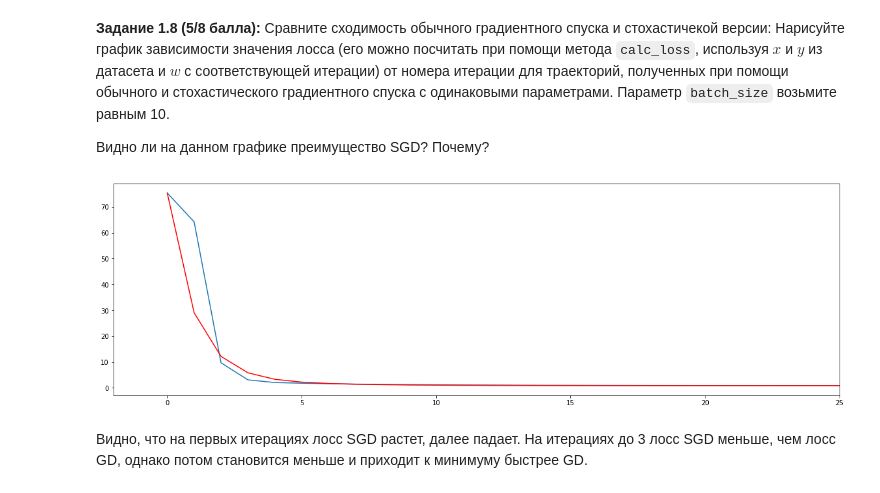
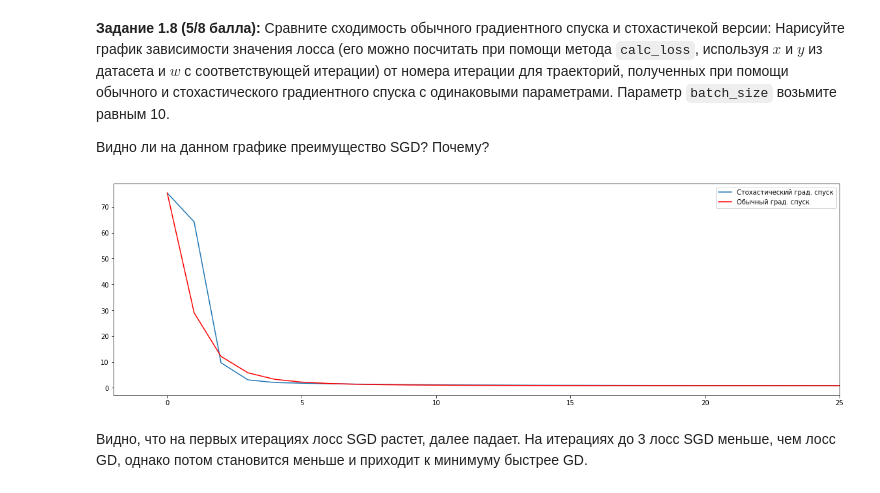
Before and after one commit to krottttt/iad, a Jupyter notebook: hw5.ipynb, the cells around one changed output. Cells and saved outputs as stored; diff of their text form; code cells hidden in the pictures.

```diff
--- a/hw5.ipynb
+++ b/hw5.ipynb
@@ -624,19 +624,20 @@ print('Ошибка:',np.round(loss.calc_loss(X, y, w_list[-1]),3))
 # %%
 w_list_sgd = stochastic_gradient_descent_make_love_not_war(w_init, X, y, MSELoss(), 0.01, 10,0.4)
 w_list = gradient_descent(w_init, X, y, MSELoss(), 0.01)
 iters = np.arange(1000)
 loss_sgd = []
 loss_gd = []
 for i in iters:
     loss_sgd.append(loss.calc_loss(X, y, w_list_sgd[i]))
     loss_gd.append(loss.calc_loss(X, y, w_list[i]))
 fig = plt.figure(figsize = (20,6))
 plt.xlim(-2, 25)
-plt.plot(iters, loss_sgd)
-plt.plot(iters, loss_gd, color = 'red')
+plt.plot(iters, loss_sgd,label = "Стохастический град. спуск")
+plt.plot(iters, loss_gd, color = 'red', label = "Обычный град. спуск")
+plt.legend()
 plt.show()
 # %% [output]
-[figure, old version]
+[figure, new version]
 # %% [markdown]
 Видно, что на первых итерациях лосс SGD растет, далее падает. На итерациях до 3 лосс SGD меньше, чем лосс GD, однако потом становится меньше и приходит к минимуму быстрее GD.
 # %% [markdown]
```
Also changed, not shown: parts of 19 cells of this notebook.
